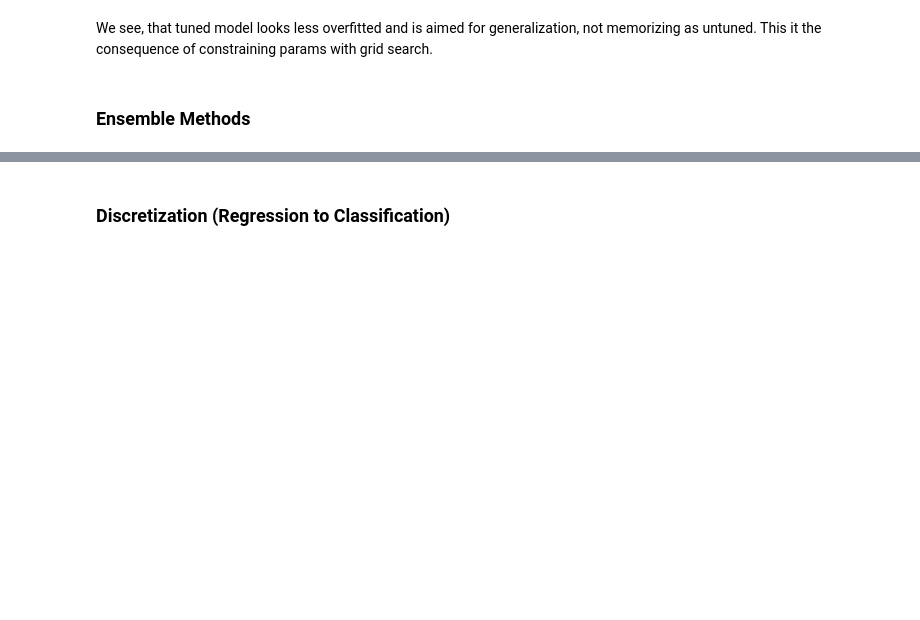
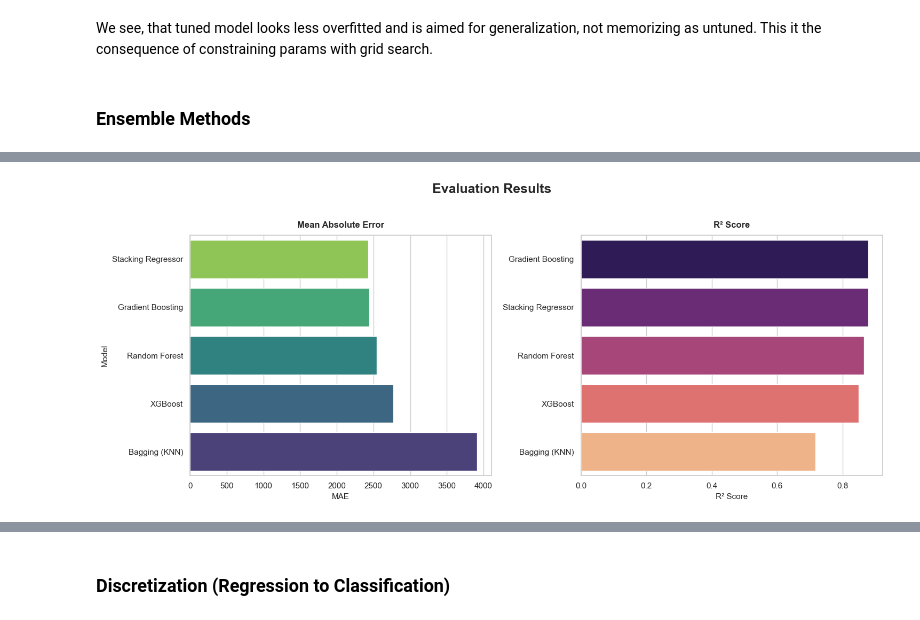
Before and after one commit to kolyakr/Comprehensive-Analysis-of-Medical-Insurance-Costs, a Jupyter notebook: code.ipynb, the cells around one changed output, grey strips where cells are left out. Saved outputs shown, nothing was run; the diff lists cells and outputs as text; code cells hidden in the pictures; blank space fills up the shorter version.

```diff
--- a/code.ipynb
+++ b/code.ipynb
@@ -409,0 +453,13 @@ We see, that tuned model looks less overfitted and is aimed for generalization,
+# %%
+trained_models = []
+
+for name, model in ensemble_models:
+    trained_models.append((
+        name, model.fit(X_train_transformed, y_train)
+    ))
+# %%
+ensemble_eval_results_df, final_preds_df = get_evaluation_results(trained_models, results_df)
+# %%
+plot_regression_metrics(ensemble_eval_results_df, title="Evaluation Results")
+# %% [output]
+[figure, added]
```
Also changed, not shown: parts of 75 cells of this notebook.
